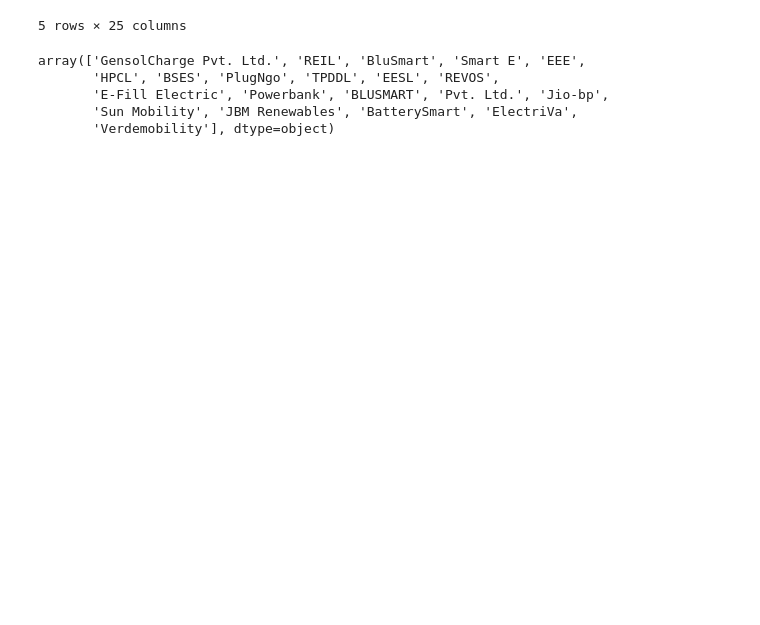
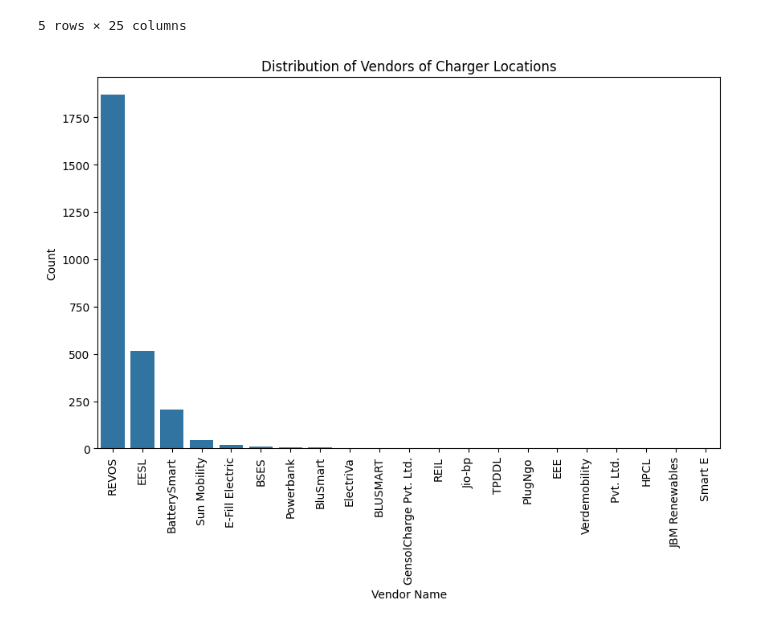
Before and after one commit to Hemant-Dua/EV-Market-Segmentation, a Jupyter notebook: location.ipynb, the cells around one changed output. Cells and saved outputs as stored; diff of their text form; code cells hidden in the pictures; blank space fills up the shorter version.

```diff
--- a/location.ipynb
+++ b/location.ipynb
@@ -89,11 +75,13 @@ df.head()
 | 3 | STATIC16 | REIL | REIL | Nizamuddin Railway station | 28.588991 | 77.253240 | Delhi | India | 00:00:00 | 23:59:59 | ... |
 | 4 | STATIC17 | BluSmart | BluSmart | BSES Bhawan, Nehru Place, New Del... | 28.549427 | 77.254636 | Delhi | India | 00:00:00 | 23:59:59 | ... |
 5 rows × 25 columns
-# %%
-df["vendor_name"].unique()
-# %% [output]
-array(['GensolCharge Pvt. Ltd.', 'REIL', 'BluSmart', 'Smart E', 'EEE',
-       'HPCL', 'BSES', 'PlugNgo', 'TPDDL', 'EESL', 'REVOS',
-       'E-Fill Electric', 'Powerbank', 'BLUSMART', 'Pvt. Ltd.', 'Jio-bp',
-       'Sun Mobility', 'JBM Renewables', 'BatterySmart', 'ElectriVa',
-       'Verdemobility'], dtype=object)
+# %%
+plt.figure(figsize=(10, 6))
+sns.countplot(x='vendor_name', data=df, order=df['vendor_name'].value_counts().index)
+plt.title('Distribution of Vendors of Charger Locations')
+plt.ylabel('Count')
+plt.xlabel('Vendor Name')
+plt.xticks(rotation=90)
+plt.show()
+# %% [output]
+[figure, added]
```
Also changed, not shown: parts of 3 cells of this notebook.
